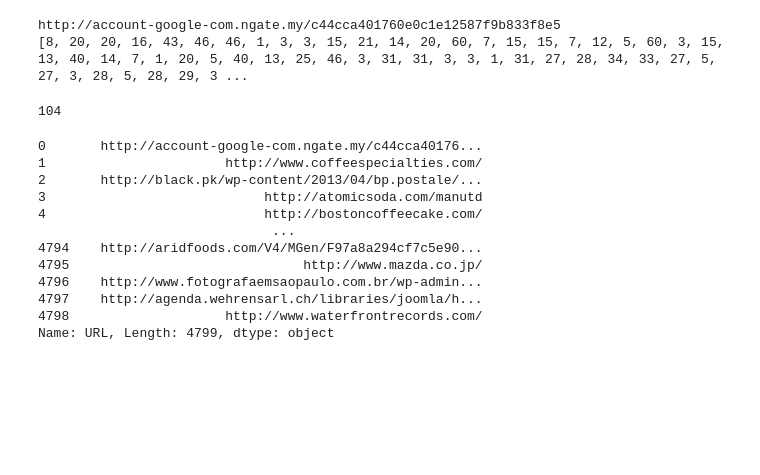
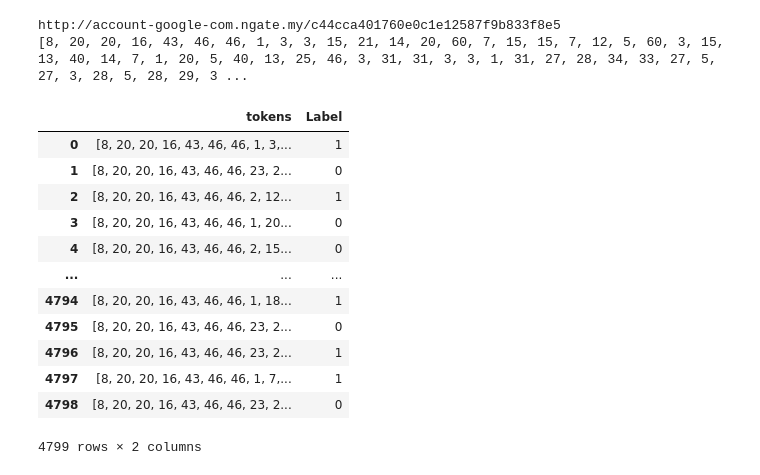
Before and after one commit to shawnrosofsky/MITREHackathonChallengeGroup, a Jupyter notebook: test_model_Shawn.ipynb, the cells around one changed output. Cells and saved outputs as stored; diff of their text form; code cells hidden in the pictures; blank space fills up the shorter version.

```diff
--- a/test_model_Shawn.ipynb
+++ b/test_model_Shawn.ipynb
@@ -378,22 +395,26 @@ print(tokens[0])
 # %% [output]
 http://account-google-com.ngate.my/c44cca401760e0c1e12587f9b833f8e5
 [8, 20, 20, 16, 43, 46, 46, 1, 3, 3, 15, 21, 14, 20, 60, 7, 15, 15, 7, 12, 5, 60, 3, 15, 13, 40, 14, 7, 1, 20, 5, 40, 13, 25, 46, 3, 31, 31, 3, 3, 1, 31, 27, 28, 34, 33, 27, 5, 27, 3, 28, 5, 28, 29, 3 ...
-# %%
-url.str.len().max()
-# %% [output]
-104
-# %%
-url
-# %% [output]
-0       http://account-google-com.ngate.my/c44cca40176...
-1                       http://www.coffeespecialties.com/
-2       http://black.pk/wp-content/2013/04/bp.postale/...
-3                            http://atomicsoda.com/manutd
-4                            http://bostoncoffeecake.com/
-                              ...
-4794    http://aridfoods.com/V4/MGen/F97a8a294cf7c5e90...
-4795                              http://www.mazda.co.jp/
-4796    http://www.fotografaemsaopaulo.com.br/wp-admin...
-4797    http://agenda.wehrensarl.ch/libraries/joomla/h...
-4798                    http://www.waterfrontrecords.com/
-Name: URL, Length: 4799, dtype: object
+# %%
+# url.str.len().max()
+# data['URL'].str.len().max()
+token_len = 128
+tokens = pad_sequences(tokens, maxlen=token_len, padding='post')
+# url_tokens = url.copy()
+url_tokens = pd.DataFrame({'tokens': list(tokens), 'Label': labels})
+# url_tokens['tokens'] = tokens_padded
+url_tokens
+# %% [output]
+|  | tokens | Label |
+| 0 | [8, 20, 20, 16, 43, 46, 46, 1, 3,... | 1 |
+| 1 | [8, 20, 20, 16, 43, 46, 46, 23, 2... | 0 |
+| 2 | [8, 20, 20, 16, 43, 46, 46, 2, 12... | 1 |
+| 3 | [8, 20, 20, 16, 43, 46, 46, 1, 20... | 0 |
+| 4 | [8, 20, 20, 16, 43, 46, 46, 2, 15... | 0 |
+| ... | ... | ... |
+| 4794 | [8, 20, 20, 16, 43, 46, 46, 1, 18... | 1 |
+| 4795 | [8, 20, 20, 16, 43, 46, 46, 23, 2... | 0 |
+| 4796 | [8, 20, 20, 16, 43, 46, 46, 23, 2... | 1 |
+| 4797 | [8, 20, 20, 16, 43, 46, 46, 1, 7,... | 1 |
+| 4798 | [8, 20, 20, 16, 43, 46, 46, 23, 2... | 0 |
+4799 rows × 2 columns
```
Also changed, not shown: parts of 9 cells of this notebook.
